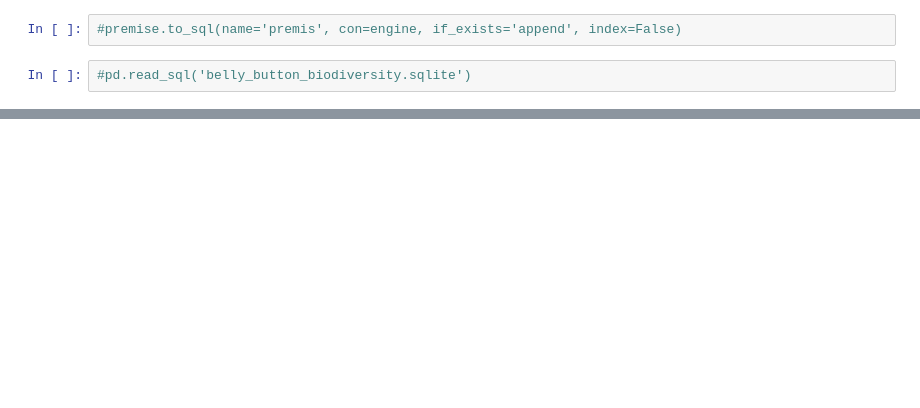
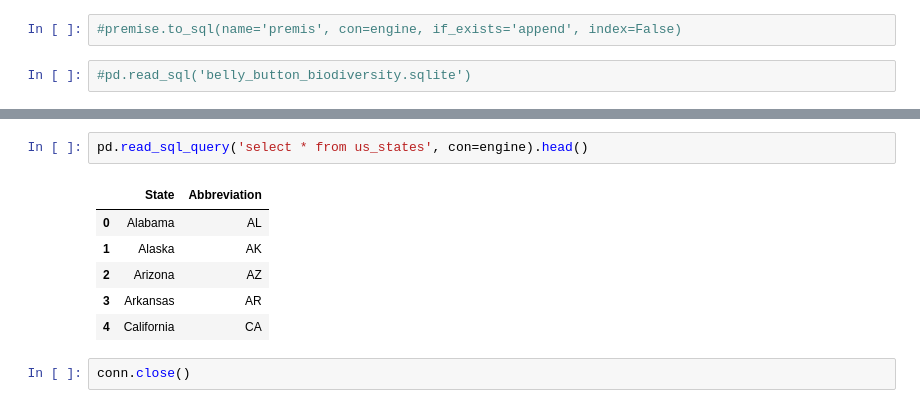
Before and after one commit to NickMarchetti/Beer_App, a Jupyter notebook: ETL/04_pandas_to_sql.ipynb, the cells around one changed output, grey strips where cells are left out. Drawn from its saved outputs; the diff is of its cells as text; blank space fills up the shorter version.

```diff
--- a/ETL/04_pandas_to_sql.ipynb
+++ b/ETL/04_pandas_to_sql.ipynb
@@ -72,0 +139,11 @@ pd.read_sql_query('select * from beer', con=engine).head()
+# %%
+pd.read_sql_query('select * from us_states', con=engine).head()
+# %% [output]
+|  | State | Abbreviation |
+| 0 | Alabama | AL |
+| 1 | Alaska | AK |
+| 2 | Arizona | AZ |
+| 3 | Arkansas | AR |
+| 4 | California | CA |
+# %%
+conn.close()
```
Also changed, not shown: parts of 15 cells of this notebook, 4 other files.
